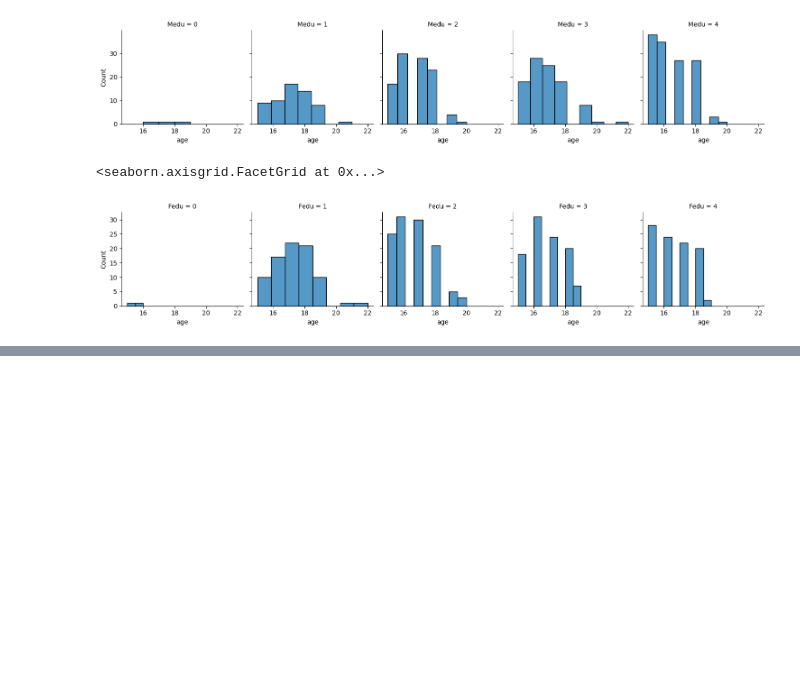
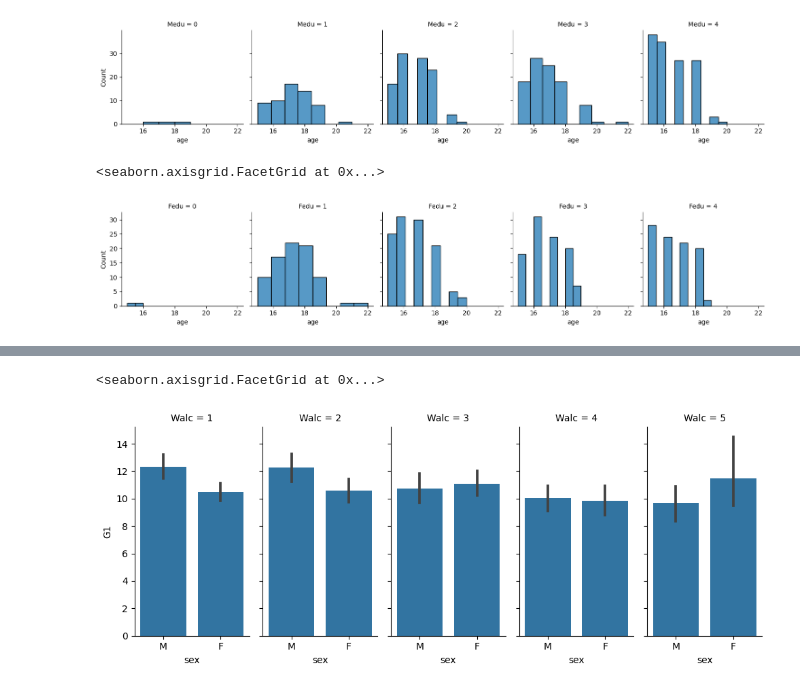
Before and after one commit to brayamrt/DiplomadoPython, a Jupyter notebook: 3. RegresionLineal/RlinealNotas.ipynb, the cells around one changed output, grey strips where cells are left out. Drawn from its saved outputs; the diff is of its cells as text; code cells hidden in the pictures; blank space fills up the shorter version.

```diff
--- a/3. RegresionLineal/RlinealNotas.ipynb
+++ b/3. RegresionLineal/RlinealNotas.ipynb
@@ -158,0 +210,5 @@ multigraf(notas, 'Fedu','age')
+# %%
+multigrafTres(notas, 'Walc','sex','G1')
+# %% [output]
+<seaborn.axisgrid.FacetGrid at 0x...>
+[figure, added]
```
Also changed, not shown: parts of 29 cells of this notebook, 17 other files.
